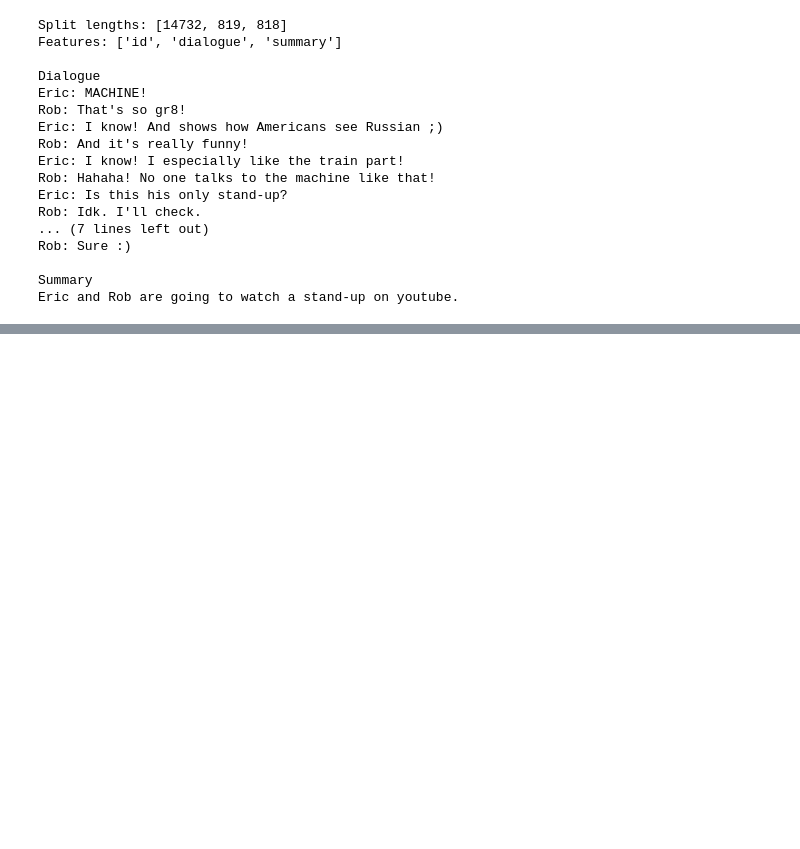
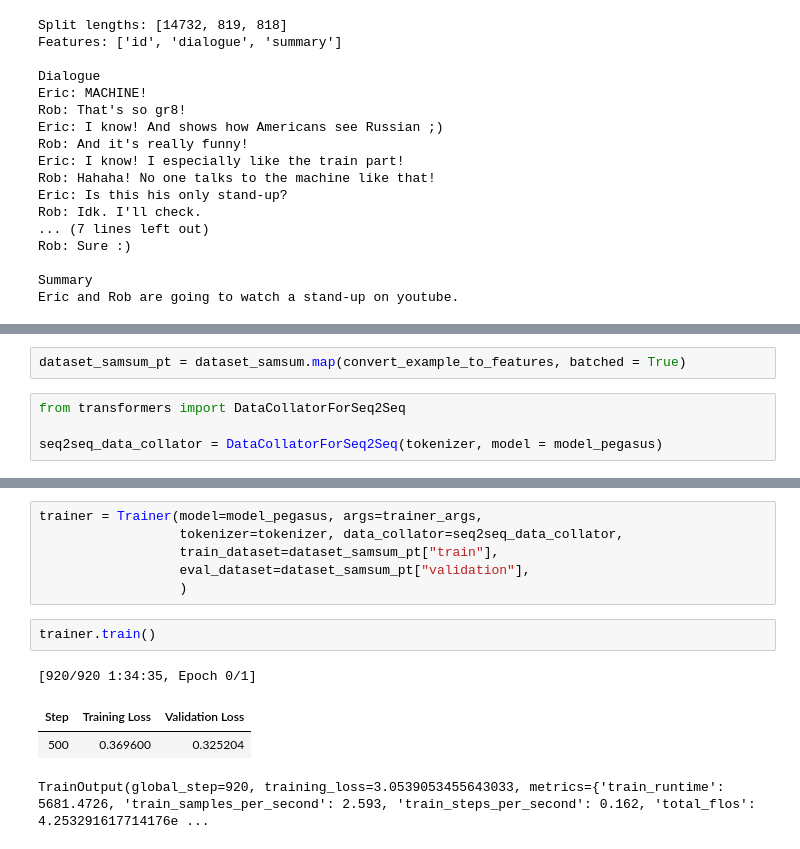
Before and after one commit to Naominour/Text-Summariser, a Jupyter notebook: text_summarization.ipynb, the cells around one changed output, grey strips where cells are left out. Drawn from its saved outputs; the diff is of its cells as text; blank space fills up the shorter version.

```diff
--- a/text_summarization.ipynb
+++ b/text_summarization.ipynb
@@ -158,3 +215,9 @@ def convert_example_to_features(example_batch):
       'attention_mask': input_encodings['attention_mask'],
       'labels': target_encodings['input_ids']
   }
+# %%
+dataset_samsum_pt = dataset_samsum.map(convert_example_to_features, batched = True)
+# %%
+from transformers import DataCollatorForSeq2Seq
+
+seq2seq_data_collator = DataCollatorForSeq2Seq(tokenizer, model = model_pegasus)
@@ -160,0 +234,13 @@ def convert_example_to_features(example_batch):
+# %%
+trainer = Trainer(model=model_pegasus, args=trainer_args,
+                  tokenizer=tokenizer, data_collator=seq2seq_data_collator,
+                  train_dataset=dataset_samsum_pt["train"],
+                  eval_dataset=dataset_samsum_pt["validation"],
+                  )
+# %%
+trainer.train()
+# %% [output]
+[920/920 1:34:35, Epoch 0/1]
+| Step | Training Loss | Validation Loss |
+| 500 | 0.369600 | 0.325204 |
+TrainOutput(global_step=920, training_loss=3.0539053455643033, metrics={'train_runtime': 5681.4726, 'train_samples_per_second': 2.593, 'train_steps_per_second': 0.162, 'total_flos': 4.253291617714176e ...
```
Also changed, not shown: parts of 19 cells of this notebook, 25 other files.
